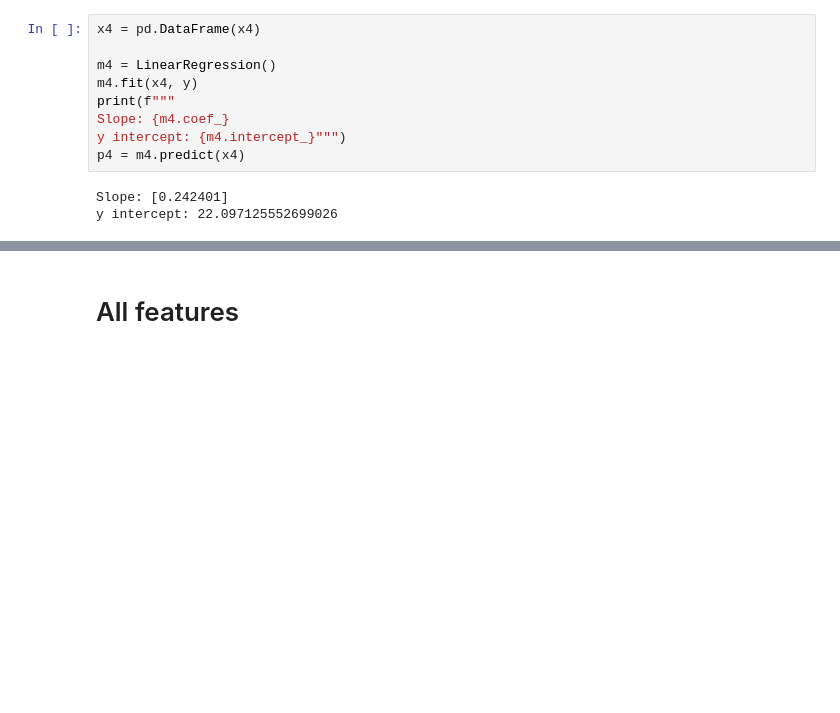
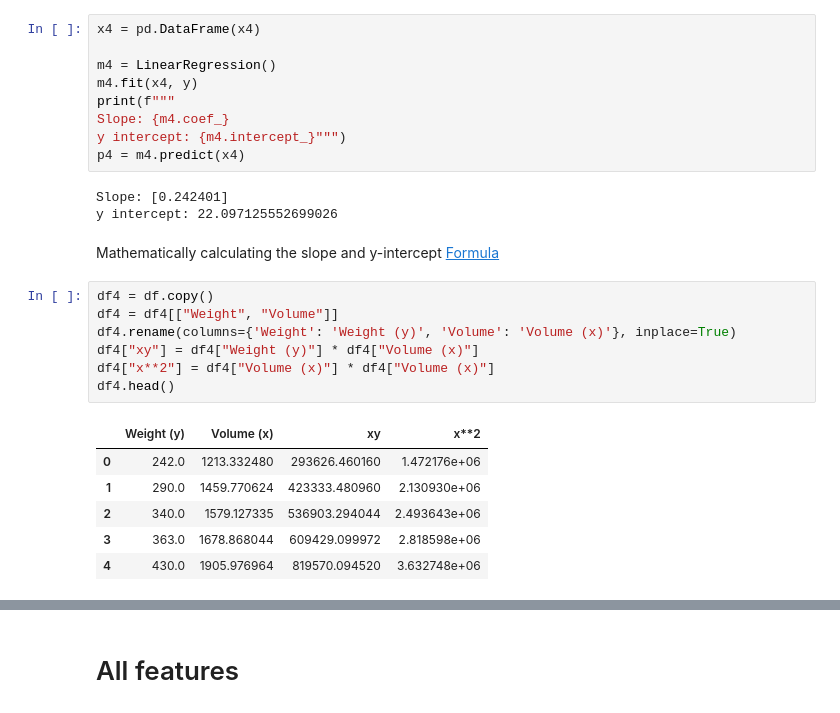
Before and after one commit to Sriram-bb63/Linear-regression, a Jupyter notebook: linear regression.ipynb, the cells around one changed output, grey strips where cells are left out. Drawn from its saved outputs; the diff is of its cells as text; blank space fills up the shorter version.

```diff
--- a/linear regression.ipynb
+++ b/linear regression.ipynb
@@ -183,3 +217,20 @@ p4 = m4.predict(x4)
 # %% [output]
 Slope: [0.242401]
 y intercept: 22.097125552699026
+# %% [markdown]
+Mathematically calculating the slope and y-intercept
+[Formula](https://imgur.com/a/4wmi1a1)
+# %%
+df4 = df.copy()
+df4 = df4[["Weight", "Volume"]]
+df4.rename(columns={'Weight': 'Weight (y)', 'Volume': 'Volume (x)'}, inplace=True)
+df4["xy"] = df4["Weight (y)"] * df4["Volume (x)"]
+df4["x**2"] = df4["Volume (x)"] * df4["Volume (x)"]
+df4.head()
+# %% [output]
+|  | Weight (y) | Volume (x) | xy | x**2 |
+| 0 | 242.0 | 1213.332480 | 293626.460160 | 1.472176e+06 |
+| 1 | 290.0 | 1459.770624 | 423333.480960 | 2.130930e+06 |
+| 2 | 340.0 | 1579.127335 | 536903.294044 | 2.493643e+06 |
+| 3 | 363.0 | 1678.868044 | 609429.099972 | 2.818598e+06 |
+| 4 | 430.0 | 1905.976964 | 819570.094520 | 3.632748e+06 |
```
Also changed, not shown: parts of 8 cells of this notebook.
